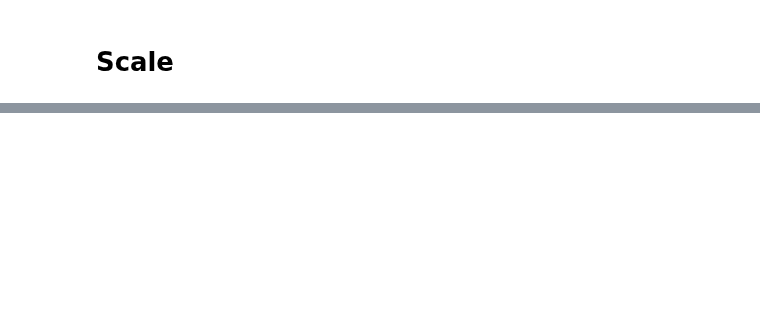
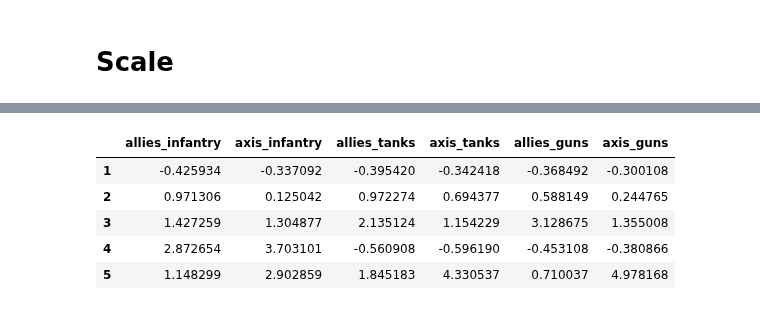
Before and after one commit to PacktPublishing/Learn-Python-by-Building-Data-Science-Applications, a Jupyter notebook: Chapter13/1_unsupervised_ml.ipynb, the cells around one changed output, grey strips where cells are left out. Saved outputs shown, nothing was run; the diff lists cells and outputs as text; code cells hidden in the pictures; blank space fills up the shorter version.

```diff
--- a/Chapter13/1_unsupervised_ml.ipynb
+++ b/Chapter13/1_unsupervised_ml.ipynb
@@ -116,0 +121,9 @@ data
+# %%
+centroids
+# %% [output]
+|  | allies_infantry | axis_infantry | allies_tanks | axis_tanks | allies_guns | axis_guns |
+| 1 | -0.425934 | -0.337092 | -0.395420 | -0.342418 | -0.368492 | -0.300108 |
+| 2 | 0.971306 | 0.125042 | 0.972274 | 0.694377 | 0.588149 | 0.244765 |
+| 3 | 1.427259 | 1.304877 | 2.135124 | 1.154229 | 3.128675 | 1.355008 |
+| 4 | 2.872654 | 3.703101 | -0.560908 | -0.596190 | -0.453108 | -0.380866 |
+| 5 | 1.148299 | 2.902859 | 1.845183 | 4.330537 | 0.710037 | 4.978168 |
```
Also changed, not shown: parts of 12 cells of this notebook, 2 other files.
